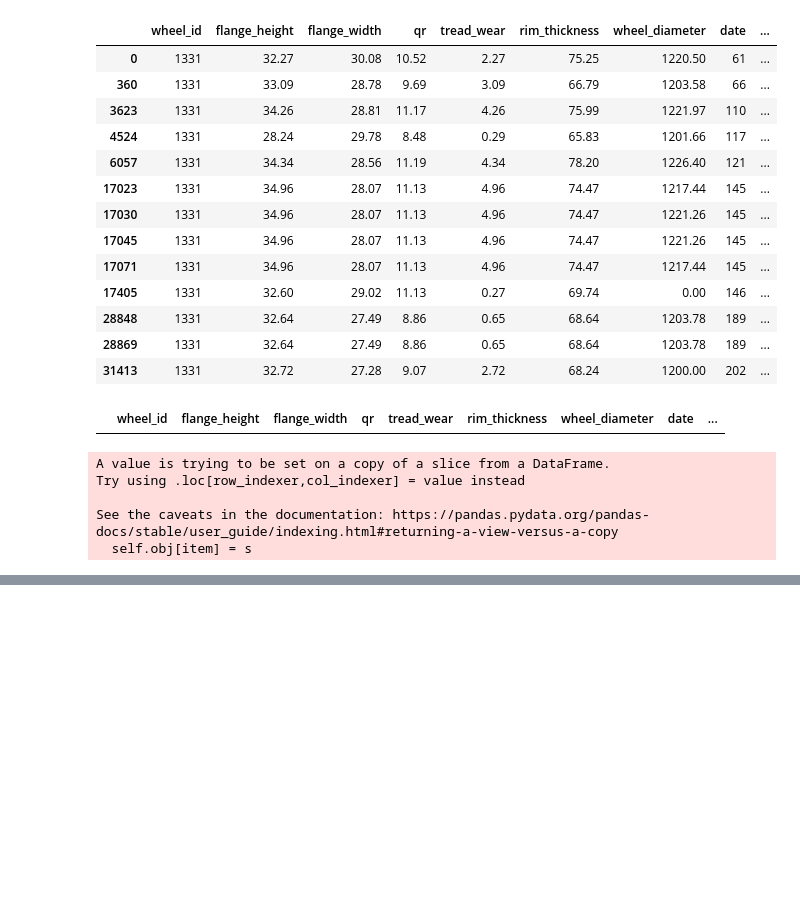
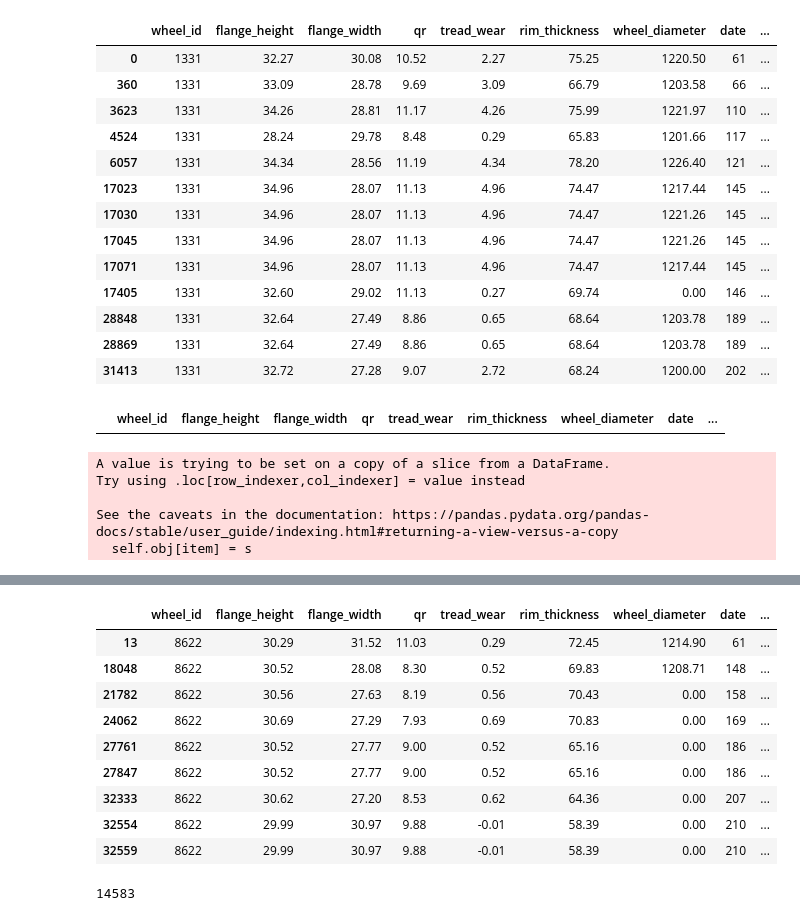
Before and after one commit to Metafiz/ml-base-2020, a Jupyter notebook: Python/train-wheels-repair-prediction.ipynb, the cells around one changed output, grey strips where cells are left out. Drawn from its saved outputs; the diff is of its cells as text; code cells hidden in the pictures; blank space fills up the shorter version.

```diff
--- a/Python/train-wheels-repair-prediction.ipynb
+++ b/Python/train-wheels-repair-prediction.ipynb
@@ -172,0 +203,17 @@ See the caveats in the documentation: https://pandas.pydata.org/pandas-docs/stab
+# %%
+df_wheel
+# %% [output]
+|  | wheel_id | flange_height | flange_width | qr | tread_wear | rim_thickness | wheel_diameter | date | ... |
+| 13 | 8622 | 30.29 | 31.52 | 11.03 | 0.29 | 72.45 | 1214.90 | 61 | ... |
+| 18048 | 8622 | 30.52 | 28.08 | 8.30 | 0.52 | 69.83 | 1208.71 | 148 | ... |
+| 21782 | 8622 | 30.56 | 27.63 | 8.19 | 0.56 | 70.43 | 0.00 | 158 | ... |
+| 24062 | 8622 | 30.69 | 27.29 | 7.93 | 0.69 | 70.83 | 0.00 | 169 | ... |
+| 27761 | 8622 | 30.52 | 27.77 | 9.00 | 0.52 | 65.16 | 0.00 | 186 | ... |
+| 27847 | 8622 | 30.52 | 27.77 | 9.00 | 0.52 | 65.16 | 0.00 | 186 | ... |
+| 32333 | 8622 | 30.62 | 27.20 | 8.53 | 0.62 | 64.36 | 0.00 | 207 | ... |
+| 32554 | 8622 | 29.99 | 30.97 | 9.88 | -0.01 | 58.39 | 0.00 | 210 | ... |
+| 32559 | 8622 | 29.99 | 30.97 | 9.88 | -0.01 | 58.39 | 0.00 | 210 | ... |
+# %%
+len(df_new[ df_new.previous_flange_height == 0 ])
+# %% [output]
+14583
```
Also changed, not shown: parts of 4 cells of this notebook.
